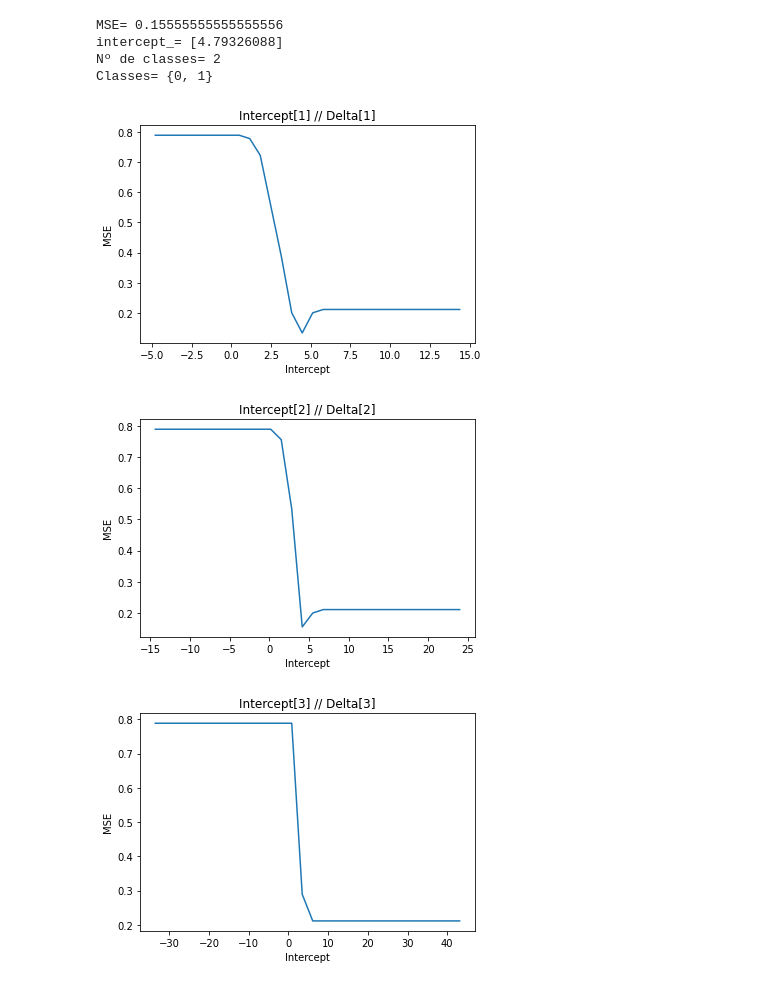
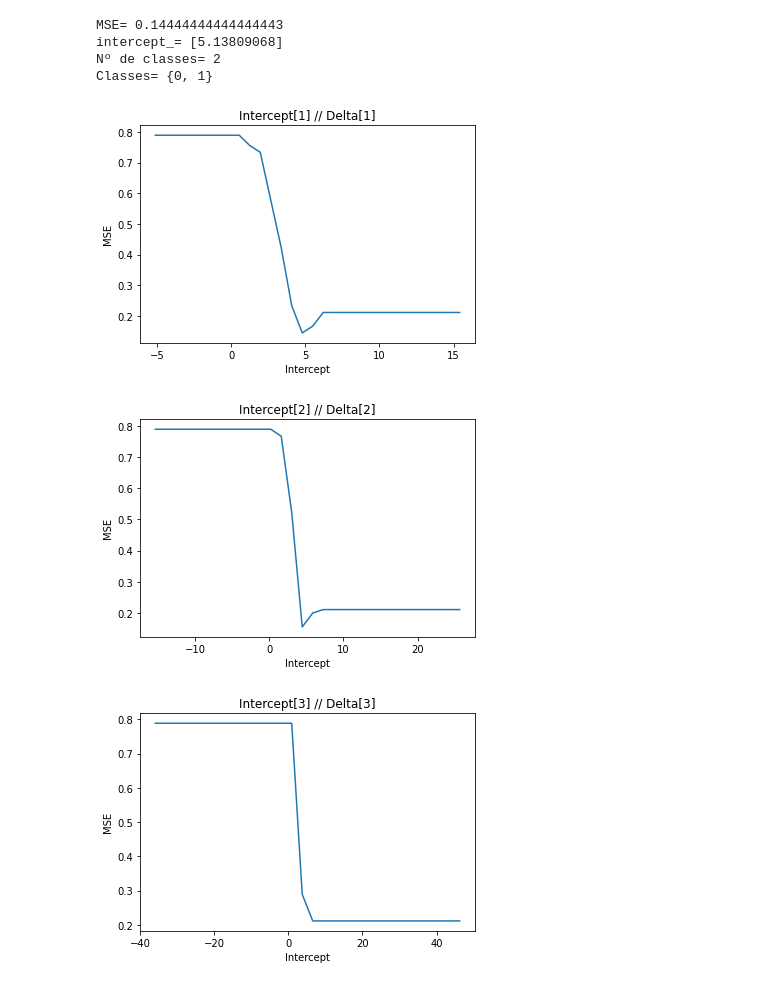
Before and after one commit to wekler/REPA, a Jupyter notebook: 3 Semana - Classificação/exercicio_Classificacao_3semana.ipynb, the cells around one changed output. Cells and saved outputs as stored; diff of their text form; code cells hidden in the pictures.

```diff
--- a/3 Semana - Classificação/exercicio_Classificacao_3semana.ipynb
+++ b/3 Semana - Classificação/exercicio_Classificacao_3semana.ipynb
@@ -51,7 +51,7 @@ y = y.to_numpy() # Transformando para array
 #==============================================================================================================================================================
 # TREINANDO O MODELO E IMPRIMINDO OS VALORES DO mse, intercept e coef
 #==============================================================================================================================================================
-modelo = LogisticRegression() #Criando o modelo
+modelo = LogisticRegression(solver='lbfgs', max_iter=500) #Criando o modelo
 
 modelo.fit(X, y) #Treinando o modelo com toda a base de dados (X)
 
@@ -68,35 +68,35 @@ print("Classes=", set(y)) # Valores possíveis
 #==============================================================================================================================================================
 
 # Calculando os 3 deltas (2, 3, 4) para o modelo.intercept_
 variacao1 = [modelo.intercept_ - (modelo.intercept_ * 2), modelo.intercept_ - (modelo.intercept_ *4), modelo.intercept_ - (modelo.intercept_ *8)]
 variacao2 = [modelo.intercept_ + (modelo.intercept_ * 2), modelo.intercept_ + (modelo.intercept_ *4), modelo.intercept_ + (modelo.intercept_ *8)]
 
 for i in range (len(variacao1)): # Irá repetir 3 vezes, que é o tamanho das listas. O valor de "len(variacao1)" é 0, 1 e 2.
     W0 = np.linspace(variacao1[i], variacao2[i],30) # Variação do gráfico no eixo X
 
     Erro = np.empty(W0.shape) # Criando a variável para guardar o cálculo do erro baseado no shape do W0
 
 #==============================================================================================================================================================
 # Calculando o erro (MSE)
 #==============================================================================================================================================================
     for j in range(Erro.shape[0]):
         modelo.intercept_ = W0[j]
         ypred = modelo.predict(X)
         Erro[j]  = mean_squared_error(y, ypred) # Faz o cálculo do MSE erro
 
 #==============================================================================================================================================================
 # Selecionando os dados que serão plotados no gráfico
 #==============================================================================================================================================================
     plt.title("Intercept[" + str(i+1) + "]" + " // " + "Delta[" + str(i+1) + "]") #Identificação do qual o gráfico se trata
     plt.xlabel("Intercept")
     plt.ylabel("MSE")
     plt.plot(W0, Erro) # Plota no gráfico
     plt.show()
 # %% [output]
-MSE= 0.15555555555555556
-intercept_= [4.79326088]
+MSE= 0.14444444444444443
+intercept_= [5.13809068]
 Nº de classes= 2
 Classes= {0, 1}
-[figure, old version]
+[figure, new version]
-[figure, old version]
+[figure, new version]
-[figure, old version]
+[figure, new version]
```
Also changed, not shown: 4 other files.
